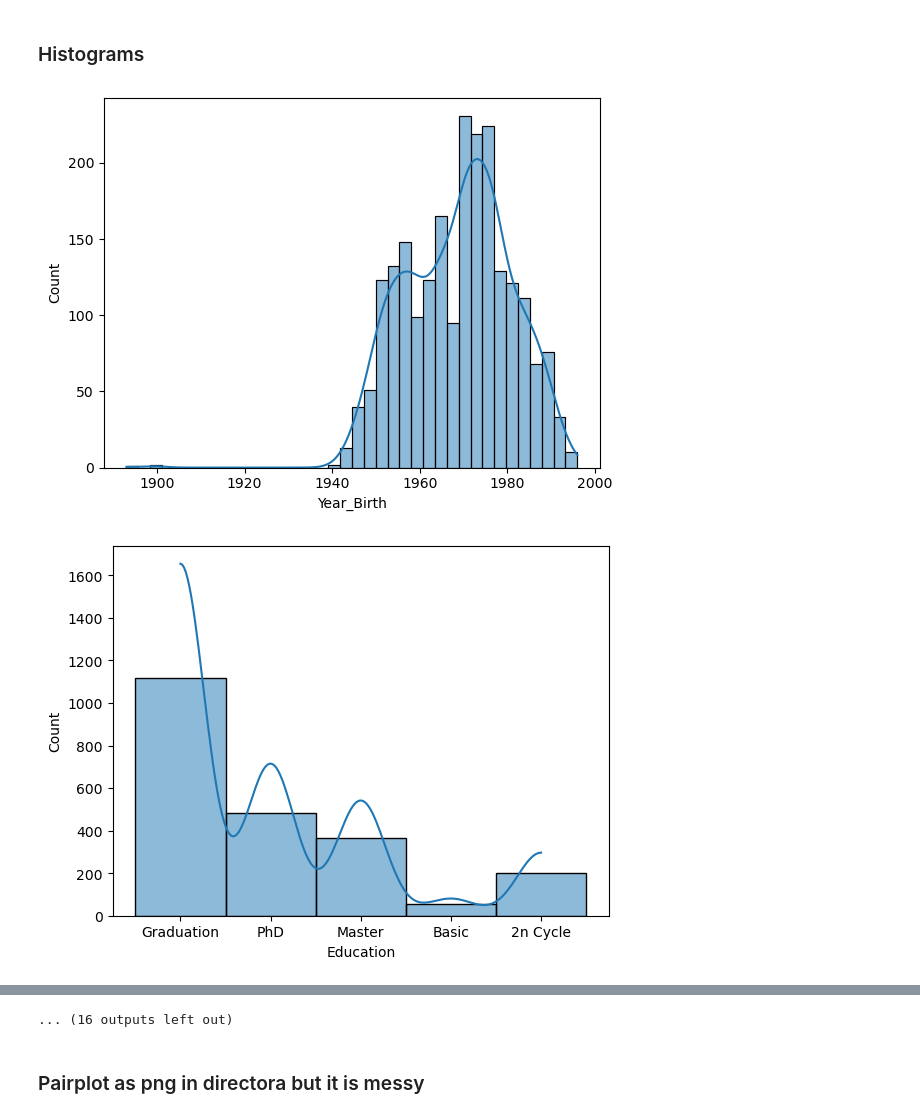
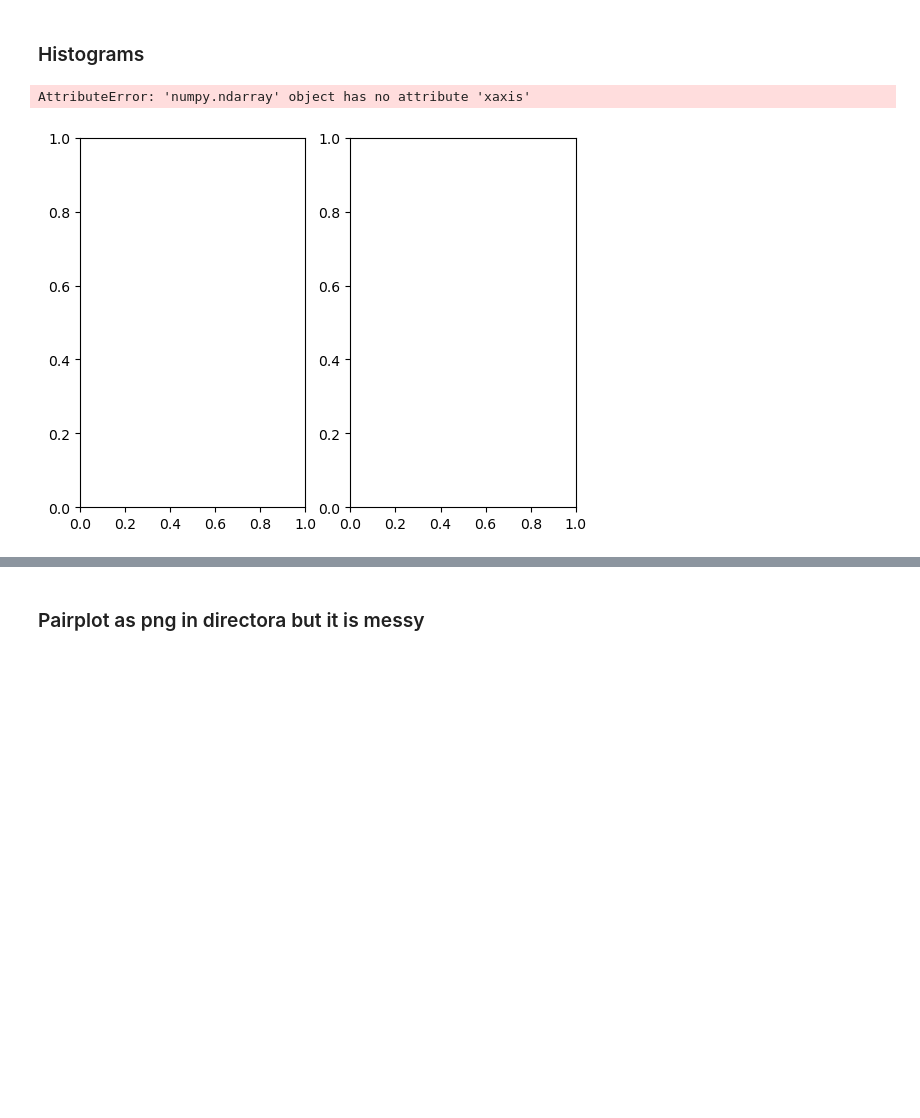
Before and after one commit to Tomson909/Customer-Personality-Analysis, a Jupyter notebook: 01_EDA/EDA.ipynb, the cells around one changed output, grey strips where cells are left out. Cells and saved outputs as stored; diff of their text form; code cells hidden in the pictures; blank space fills up the shorter version.

```diff
--- a/01_EDA/EDA.ipynb
+++ b/01_EDA/EDA.ipynb
@@ -142,11 +142,11 @@ Name: count, dtype: int64
 # %%
 # plot timeseries with seaborn
 import datetime
 # extrcat first year of data to plot
 for column in data.columns:
-    fig, ax = plt.subplots()
-    sns.histplot(data = data, x = column, kde = True, ax = ax)
+    fig, ax = plt.subplots(1,2)
+    sns.histplot(data = data, x = column, kde = False, ax = ax)
     plt.show()
 # %% [output]
+AttributeError: 'numpy.ndarray' object has no attribute 'xaxis'
-[figure, old version]
+[figure, new version]
-[figure, removed]
@@ -163,4 +153,3 @@ for column in data.columns:
-... (16 outputs left out)
 # %% [markdown]
 ### Pairplot as png in directora but it is messy
 # %% [markdown]
```
Also changed, not shown: parts of 7 cells of this notebook.
